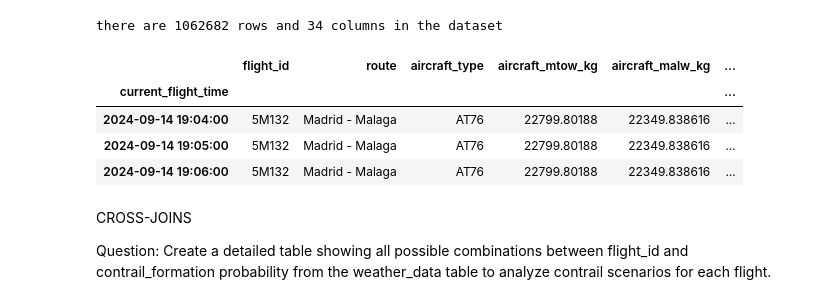
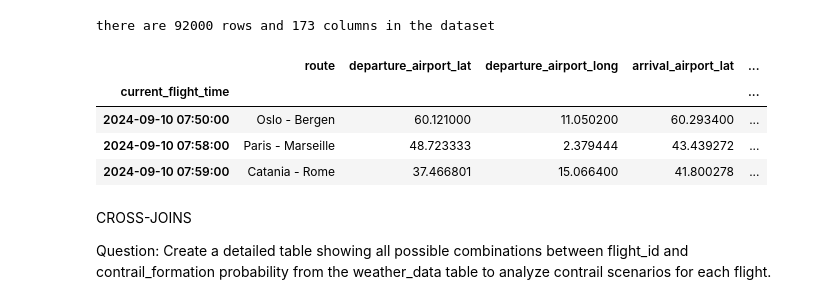
Before and after one commit to Ramane23/real-time-ml-contrails-prediction, a Jupyter notebook: services/contrail_predictor/notebooks/sql_training.ipynb, the cells around one changed output. Drawn from its saved outputs; the diff is of its cells as text; code cells hidden in the pictures.

```diff
--- a/services/contrail_predictor/notebooks/sql_training.ipynb
+++ b/services/contrail_predictor/notebooks/sql_training.ipynb
@@ -1,20 +1,20 @@
 # %%
 import pandas as pd
 import duckdb
 # Connect to DuckDB (it will create an in-memory database)
 conn = duckdb.connect()
 #load the transformed dataset
-df_transformed = pd.read_csv('../files/flights_data_preprocessed.csv', index_col=0)
+df_transformed = pd.read_csv('../files/flights_data_with_features.csv', index_col=0)
 print(f'there are {df_transformed.shape[0]} rows and {df_transformed.shape[1]} columns in the dataset')
 with pd.option_context('display.max_rows', None, 'display.max_columns', None):
     display(df_transformed.head(3))
 # %% [output]
-there are 1062682 rows and 34 columns in the dataset
+there are 92000 rows and 173 columns in the dataset
-|  | flight_id | route | aircraft_type | aircraft_mtow_kg | aircraft_malw_kg | ... |
-| current_flight_time |  |  |  |  |  | ... |
-| 2024-09-14 19:04:00 | 5M132 | Madrid - Malaga | AT76 | 22799.80188 | 22349.838616 | ... |
-| 2024-09-14 19:05:00 | 5M132 | Madrid - Malaga | AT76 | 22799.80188 | 22349.838616 | ... |
-| 2024-09-14 19:06:00 | 5M132 | Madrid - Malaga | AT76 | 22799.80188 | 22349.838616 | ... |
+|  | route | departure_airport_lat | departure_airport_long | arrival_airport_lat | ... |
+| current_flight_time |  |  |  |  | ... |
+| 2024-09-10 07:50:00 | Oslo - Bergen | 60.121000 | 11.050200 | 60.293400 | ... |
+| 2024-09-10 07:58:00 | Paris - Marseille | 48.723333 | 2.379444 | 43.439272 | ... |
+| 2024-09-10 07:59:00 | Catania - Rome | 37.466801 | 15.066400 | 41.800278 | ... |
 # %% [markdown]
 CROSS-JOINS
 
```
Also changed, not shown: 22 other files.
